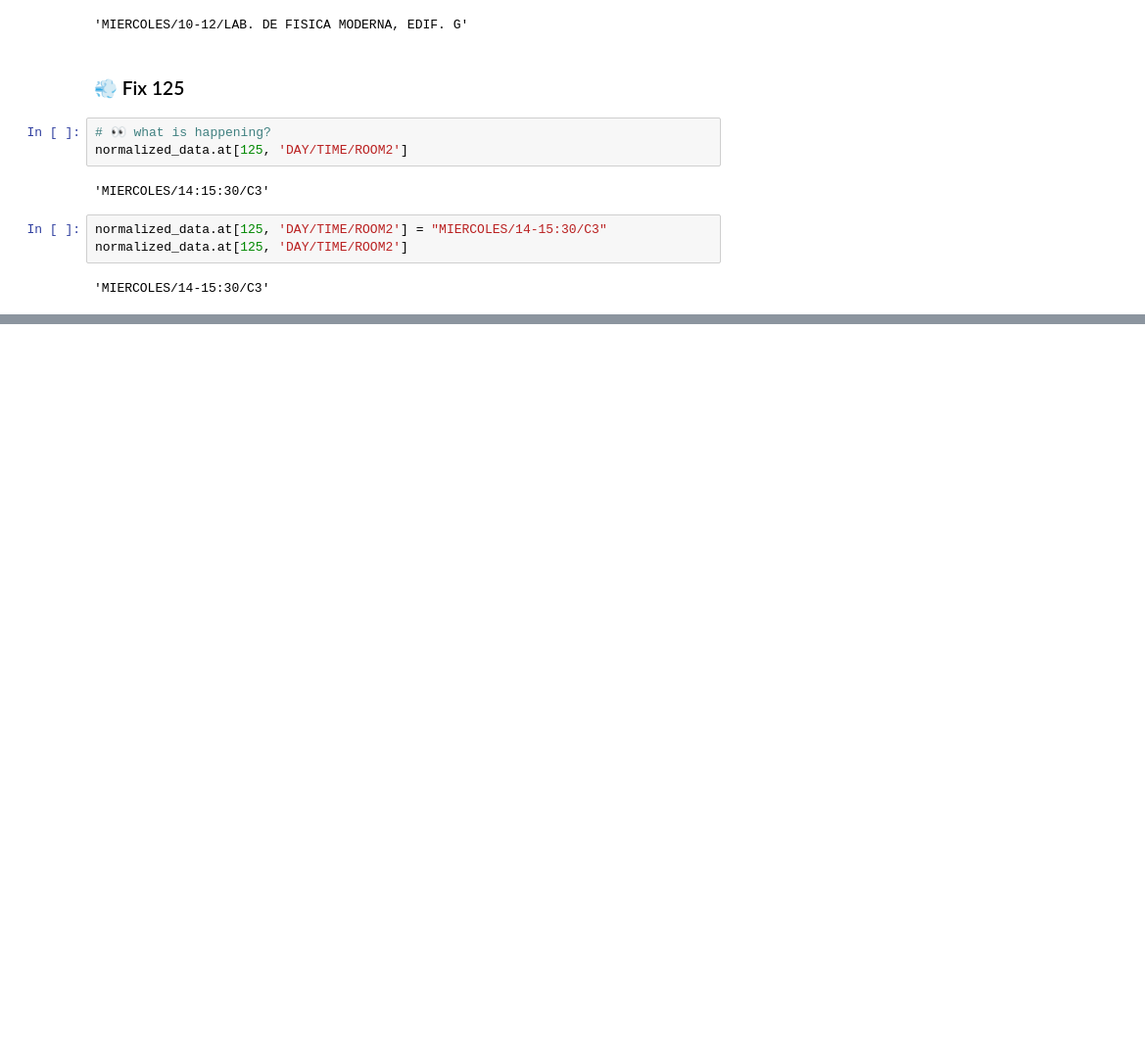
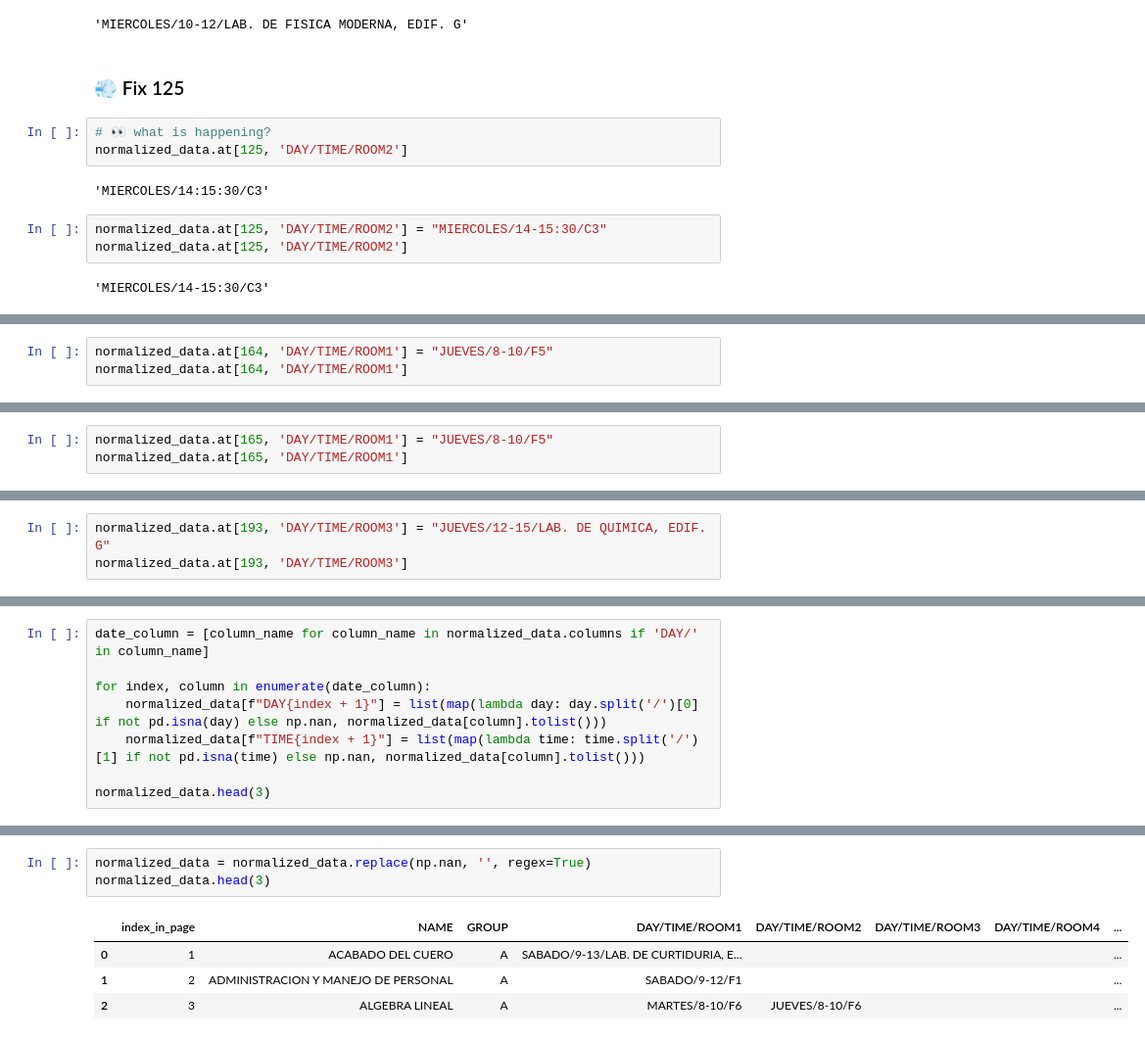
Before and after one commit to BubuDavid/DCI_hacedor_horarios_backend, a Jupyter notebook: Data_Part/Hacedor de Horarios - Step 1 - Data.ipynb, the cells around one changed output, grey strips where cells are left out. Shown at 98% size. Cells and saved outputs as stored; diff of their text form; blank space fills up the shorter version.

Commit message:
[ADD] Data Notebook - Complete

```diff
--- a/Data_Part/Hacedor de Horarios - Step 1 - Data.ipynb
+++ b/Data_Part/Hacedor de Horarios - Step 1 - Data.ipynb
@@ -358,0 +378,3 @@ Non useful fields should be dropped, like index_in_page
+# %%
+normalized_data.at[164, 'DAY/TIME/ROOM1'] = "JUEVES/8-10/F5"
+normalized_data.at[164, 'DAY/TIME/ROOM1']
@@ -358,0 +390,3 @@ Non useful fields should be dropped, like index_in_page
+# %%
+normalized_data.at[165, 'DAY/TIME/ROOM1'] = "JUEVES/8-10/F5"
+normalized_data.at[165, 'DAY/TIME/ROOM1']
@@ -358,0 +402,3 @@ Non useful fields should be dropped, like index_in_page
+# %%
+normalized_data.at[193, 'DAY/TIME/ROOM3'] = "JUEVES/12-15/LAB. DE QUIMICA, EDIF. G"
+normalized_data.at[193, 'DAY/TIME/ROOM3']
@@ -358,0 +413,8 @@ Non useful fields should be dropped, like index_in_page
+# %%
+date_column = [column_name for column_name in normalized_data.columns if 'DAY/' in column_name]
+
+for index, column in enumerate(date_column):
+    normalized_data[f"DAY{index + 1}"] = list(map(lambda day: day.split('/')[0] if not pd.isna(day) else np.nan, normalized_data[column].tolist()))
+    normalized_data[f"TIME{index + 1}"] = list(map(lambda time: time.split('/')[1] if not pd.isna(time) else np.nan, normalized_data[column].tolist()))
+
+normalized_data.head(3)
@@ -358,0 +429,8 @@ Non useful fields should be dropped, like index_in_page
+# %%
+normalized_data = normalized_data.replace(np.nan, '', regex=True)
+normalized_data.head(3)
+# %% [output]
+|  | index_in_page | NAME | GROUP | DAY/TIME/ROOM1 | DAY/TIME/ROOM2 | DAY/TIME/ROOM3 | DAY/TIME/ROOM4 | ... |
+| 0 | 1 | ACABADO DEL CUERO | A | SABADO/9-13/LAB. DE CURTIDURIA, E... |  |  |  | ... |
+| 1 | 2 | ADMINISTRACION Y MANEJO DE PERSONAL | A | SABADO/9-12/F1 |  |  |  | ... |
+| 2 | 3 | ALGEBRA LINEAL | A | MARTES/8-10/F6 | JUEVES/8-10/F6 |  |  | ... |
```
Also changed, not shown: parts of 23 cells of this notebook.
